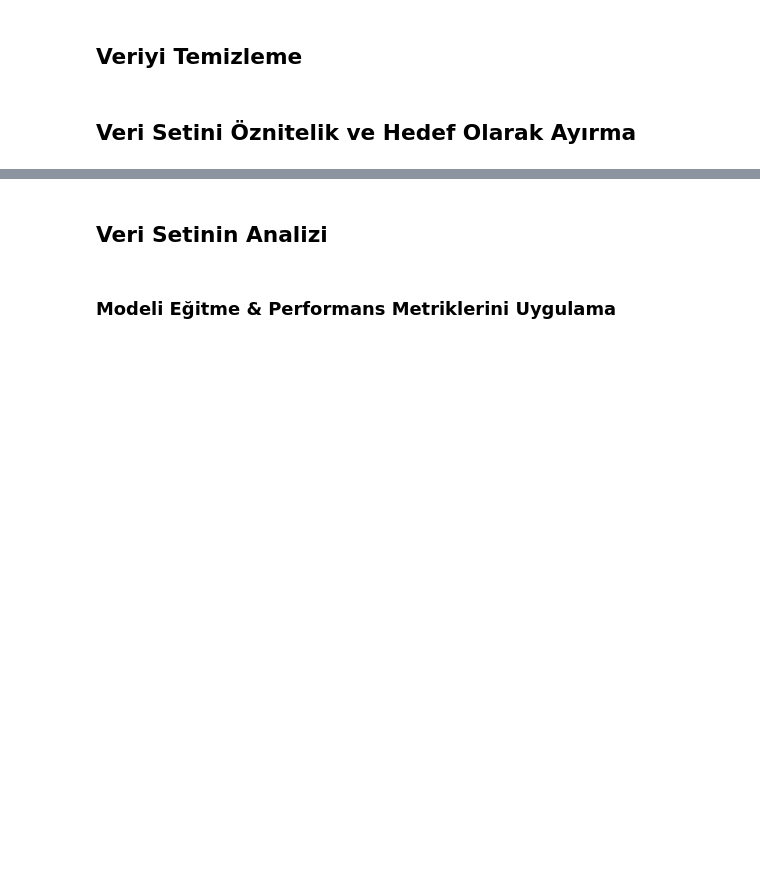
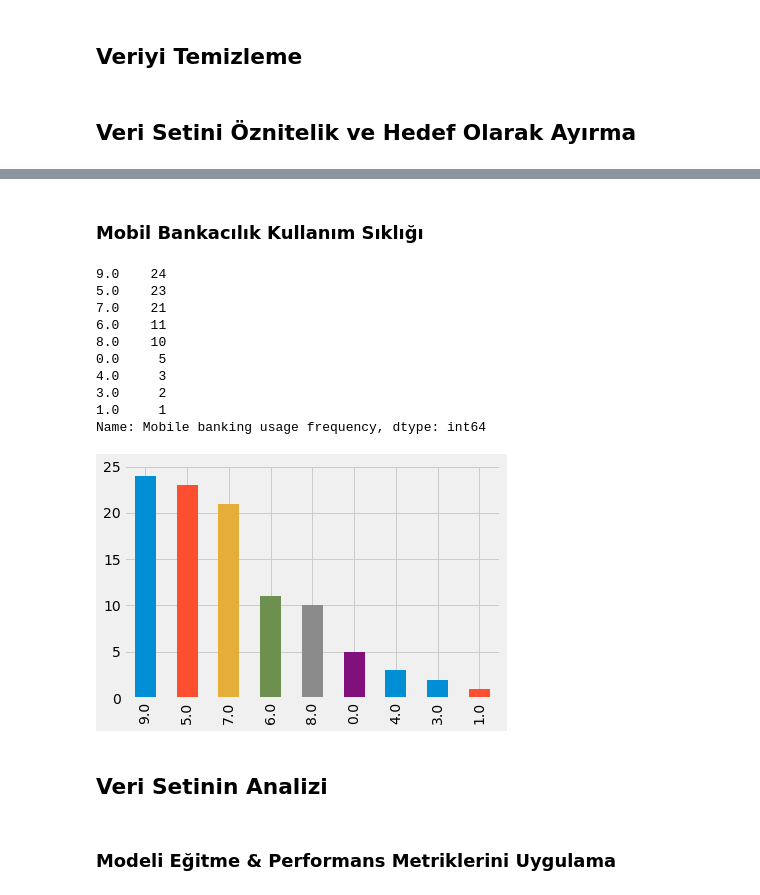
Before and after one commit to suleSyl/Tahminleme, a Jupyter notebook: Tahminleme.ipynb, the cells around one changed output, grey strips where cells are left out. Cells and saved outputs as stored; diff of their text form; code cells hidden in the pictures; blank space fills up the shorter version.

```diff
--- a/Tahminleme.ipynb
+++ b/Tahminleme.ipynb
@@ -58,3 +108,20 @@ y = dataset2.iloc[:, -1].values
+# %% [markdown]
+### Mobil Bankacılık Kullanım Sıklığı
+# %%
+dataset["Mobile banking usage frequency"].value_counts().plot(kind="bar")
+print(dataset["Mobile banking usage frequency"].value_counts())
+# %% [output]
+9.0    24
+5.0    23
+7.0    21
+6.0    11
+8.0    10
+0.0     5
+4.0     3
+3.0     2
+1.0     1
+Name: Mobile banking usage frequency, dtype: int64
+[figure, added]
 # %% [markdown]
 ## Veri Setinin Analizi
 # %% [markdown]
```
Also changed, not shown: parts of 11 cells of this notebook.
